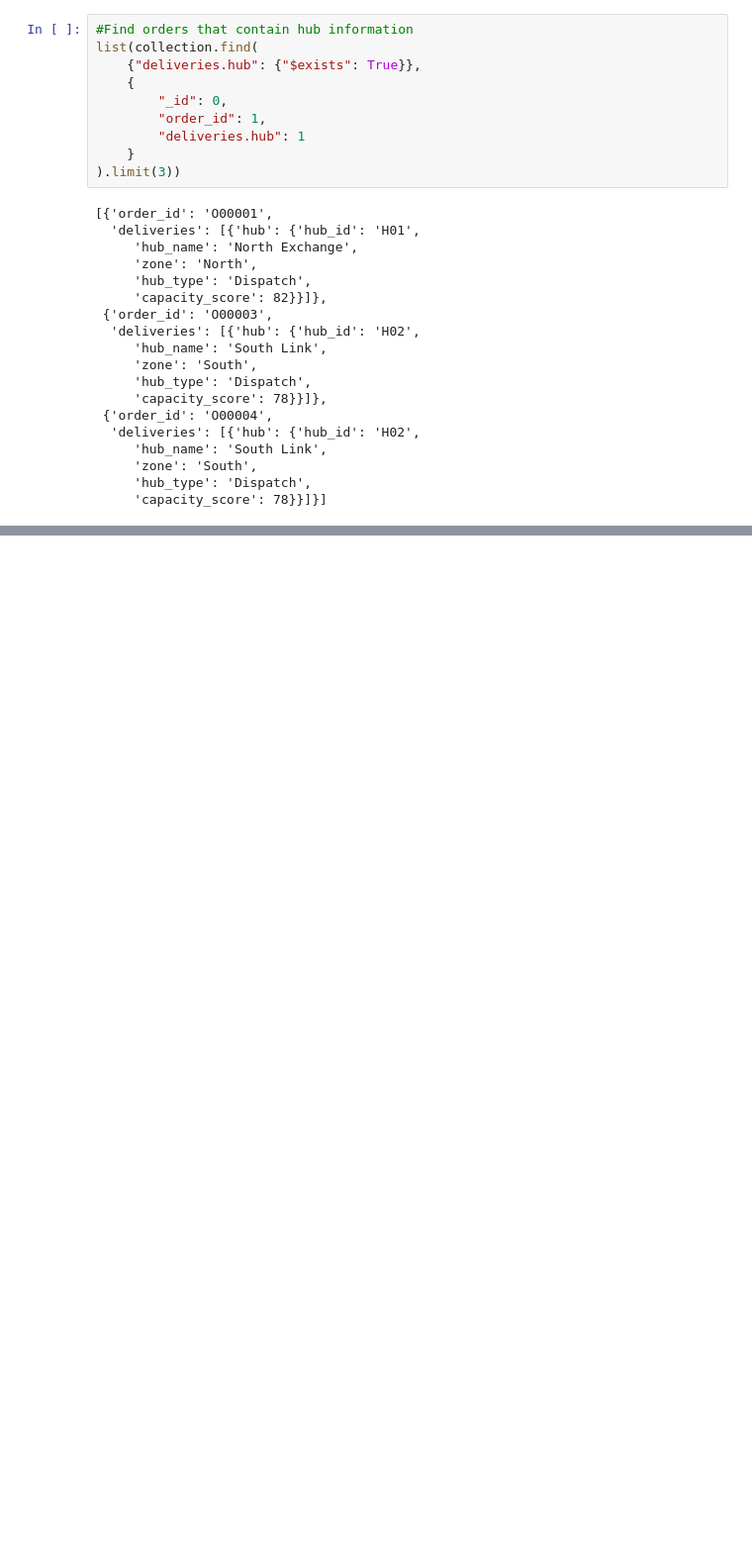
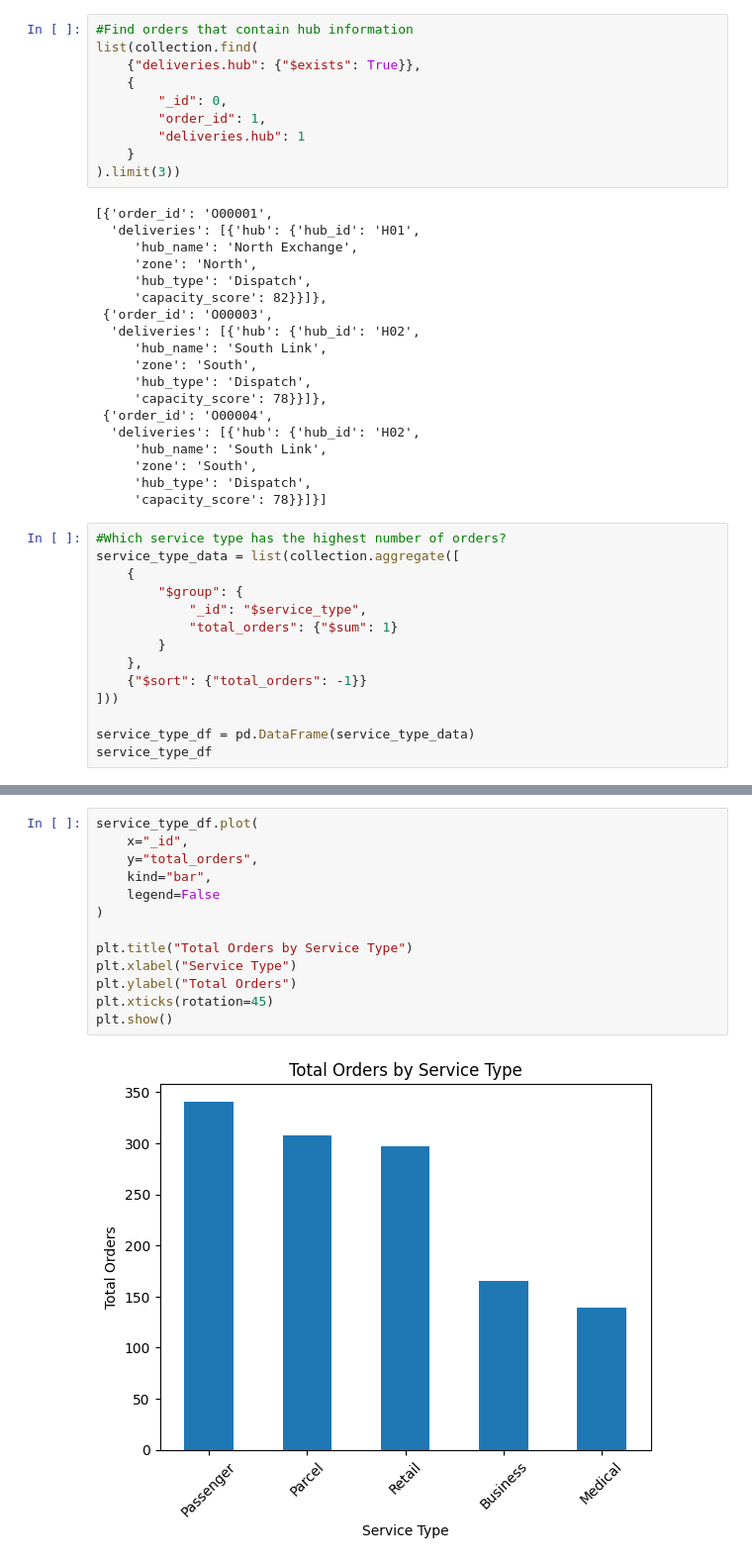
Before and after one commit to Nausheen1295/NorthStar-Coursework, a Jupyter notebook: notebooks/Section_3_MongoDB/04_mongodb_atlas.ipynb, the cells around one changed output, grey strips where cells are left out. Shown at 99% size. Cells and saved outputs as stored; diff of their text form; blank space fills up the shorter version.

```diff
--- a/notebooks/Section_3_MongoDB/04_mongodb_atlas.ipynb
+++ b/notebooks/Section_3_MongoDB/04_mongodb_atlas.ipynb
@@ -1043,3 +1061,17 @@ list(collection.find(
      'zone': 'South',
      'hub_type': 'Dispatch',
      'capacity_score': 78}}]}]
+# %%
+#Which service type has the highest number of orders?
+service_type_data = list(collection.aggregate([
+    {
+        "$group": {
+            "_id": "$service_type",
+            "total_orders": {"$sum": 1}
+        }
+    },
+    {"$sort": {"total_orders": -1}}
+]))
+
+service_type_df = pd.DataFrame(service_type_data)
+service_type_df
@@ -1045,0 +1085,15 @@ list(collection.find(
+# %%
+service_type_df.plot(
+    x="_id",
+    y="total_orders",
+    kind="bar",
+    legend=False
+)
+
+plt.title("Total Orders by Service Type")
+plt.xlabel("Service Type")
+plt.ylabel("Total Orders")
+plt.xticks(rotation=45)
+plt.show()
+# %% [output]
+[figure, added]
```
Also changed, not shown: parts of 26 cells of this notebook.
